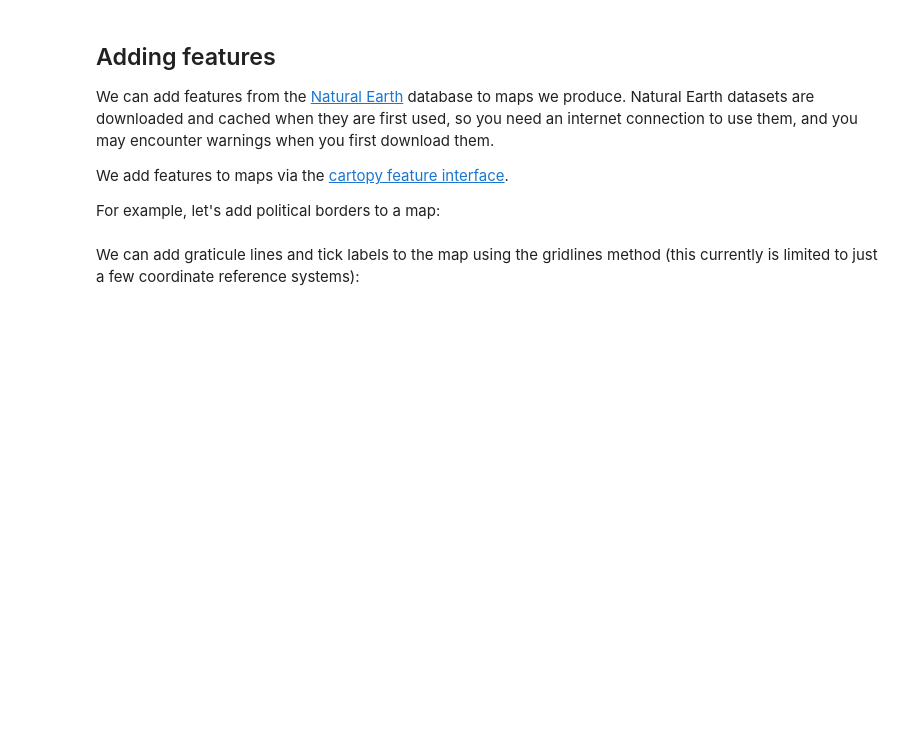
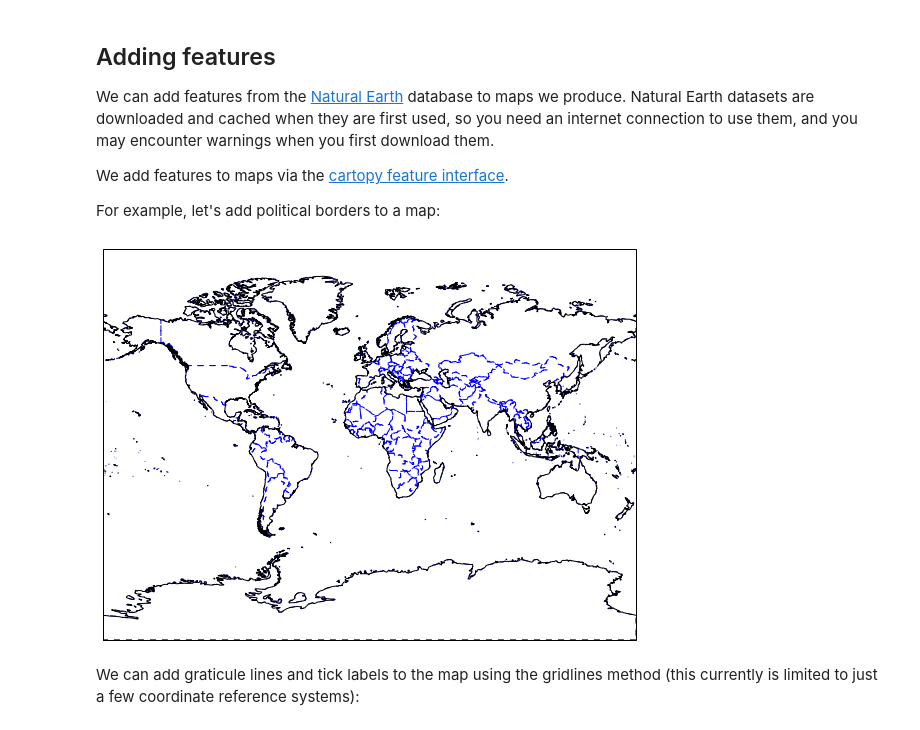
Before and after one commit to scitools-classroom/courses, a Jupyter notebook: course_content/notebooks/cartopy_intro.ipynb, the cells around one changed output. Drawn from its saved outputs; the diff is of its cells as text; code cells hidden in the pictures; blank space fills up the shorter version.

```diff
--- a/course_content/notebooks/cartopy_intro.ipynb
+++ b/course_content/notebooks/cartopy_intro.ipynb
@@ -68,19 +68,23 @@ For example, let's add political borders to a map:
 # %%
 import cartopy.feature as cfeat
 
 fig = plt.figure(figsize=(14, 7))
 
 ax = plt.axes(projection=ccrs.Miller())
 ax.coastlines('50m')
 
-# ax.add_feature(cfeat.BORDERS, edgecolor='r')
+# ax.add_feature(cfeat.BORDERS, edgecolor='b')
 
 political_bdrys = cfeat.NaturalEarthFeature(category='cultural',
                                             name='admin_0_countries',
                                             scale='50m')
-ax.add_feature(political_bdrys, edgecolor='r', facecolor='none', zorder=-1)
+ax.add_feature(political_bdrys,
+               edgecolor='b', facecolor='none',
+               linestyle='--', zorder=-1)
 
 plt.show()
+# %% [output]
+[figure, added]
 # %% [markdown]
 We can add graticule lines and tick labels to the map using the gridlines method (this currently is limited to just a few coordinate reference systems):
 # %%
```
